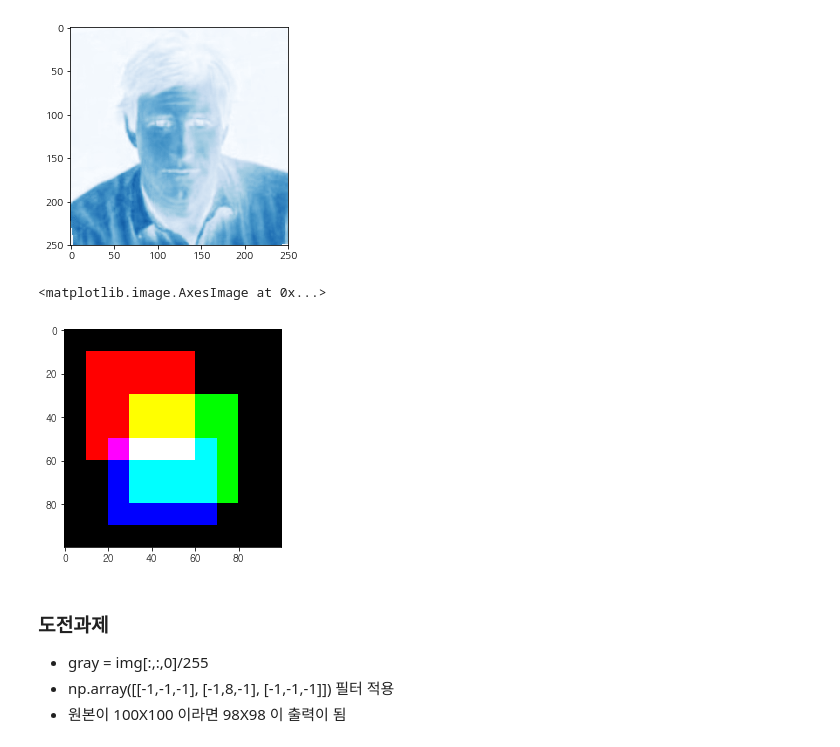
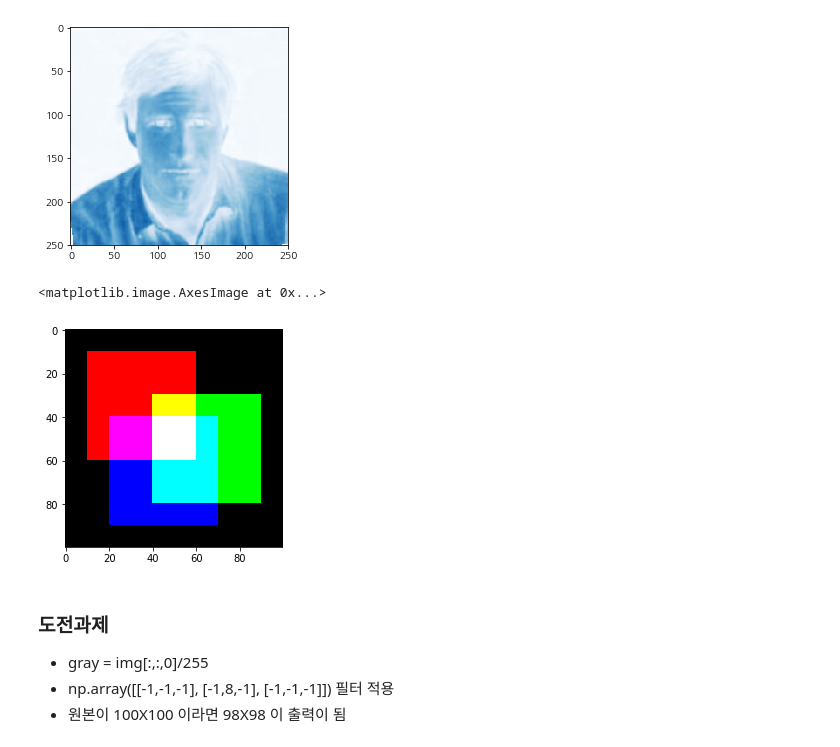
Before and after one commit to gubosd/lecture12, a Jupyter notebook: 데이터분석/03_matplotlib_01.ipynb, the cells around one changed output. Drawn from its saved outputs; the diff is of its cells as text; code cells hidden in the pictures.

```diff
--- a/데이터분석/03_matplotlib_01.ipynb
+++ b/데이터분석/03_matplotlib_01.ipynb
@@ -872,12 +843,12 @@ plt.imshow(img[:,:,2], vmin=0, vmax=255, cmap='Blues')
 # %%
 canvas = np.zeros([100,100,3])
 canvas[10:60,10:60,0] = 1
-canvas[30:80,30:80,1] = 1
-canvas[50:90,20:70,2] = 1
+canvas[30:80,40:90,1] = 1
+canvas[40:90,20:70,2] = 1
 plt.imshow(canvas)
 # %% [output]
 <matplotlib.image.AxesImage at 0x...>
-[figure, old version]
+[figure, new version]
 # %% [markdown]
 ### 도전과제
 - gray = img[:,:,0]/255
```
Also changed, not shown: parts of 23 cells of this notebook.
